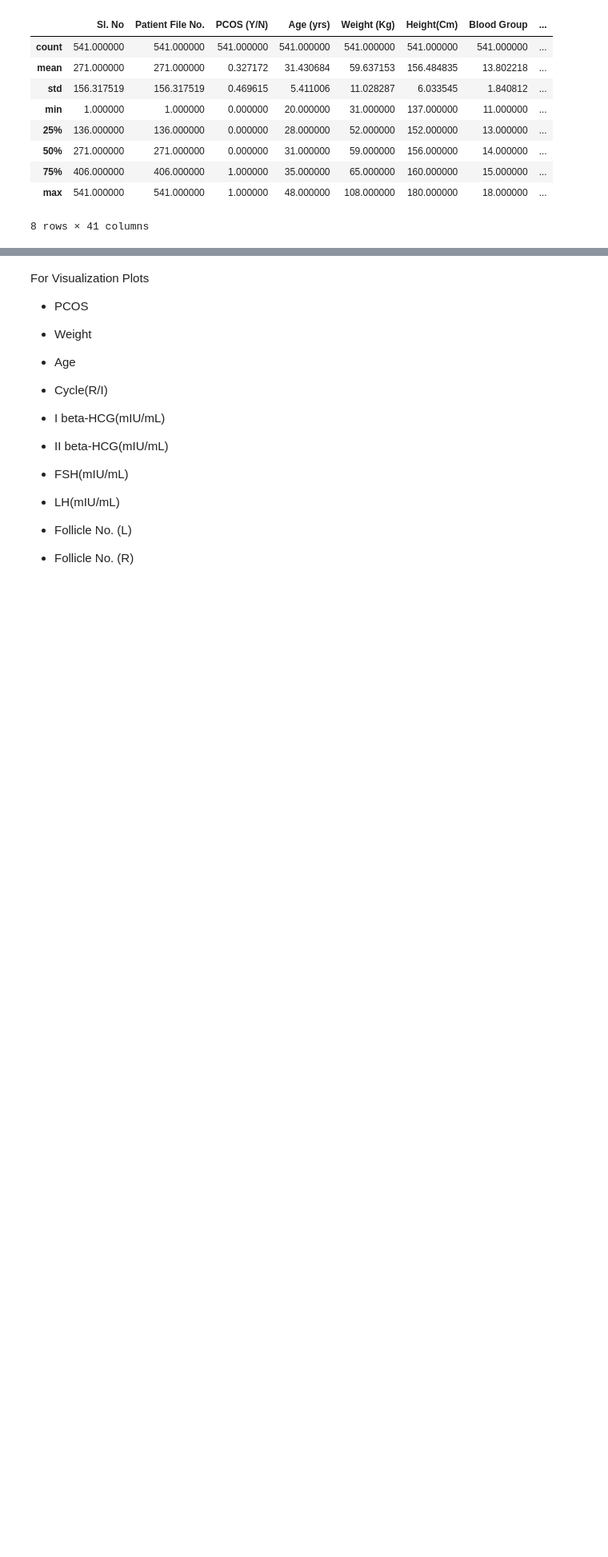
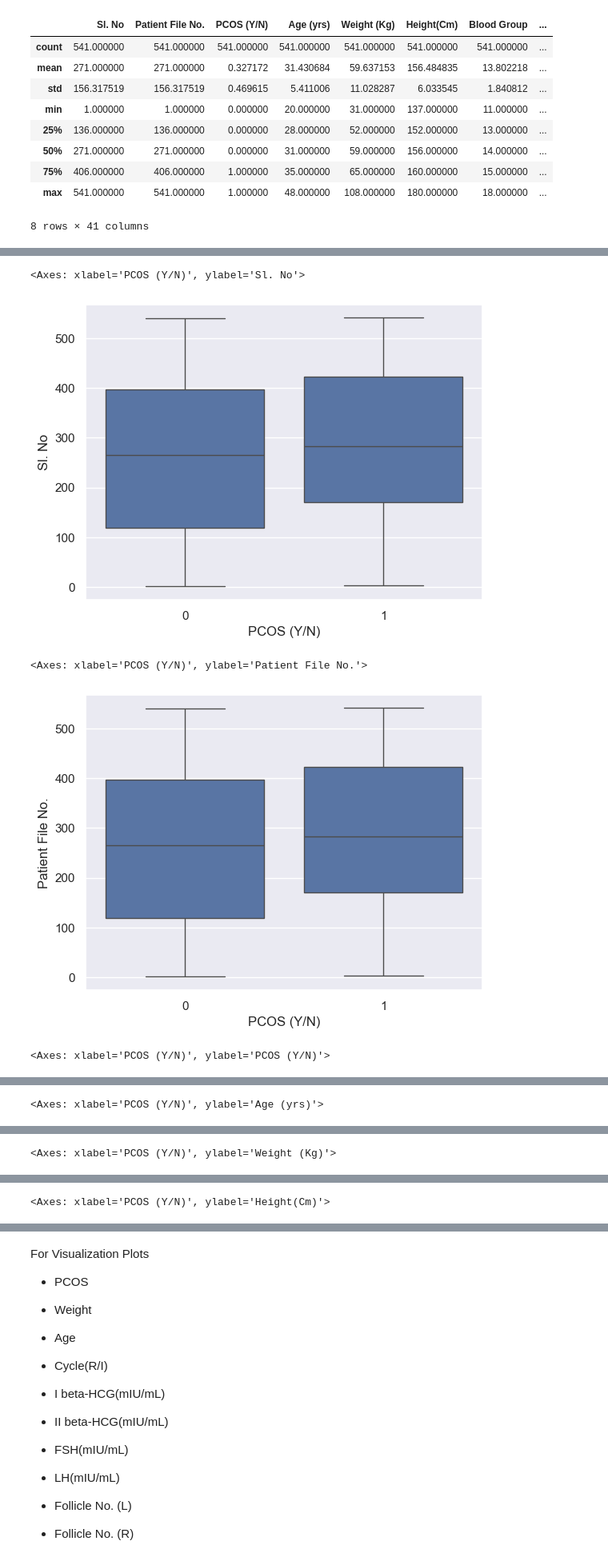
Before and after one commit to gaoyanyan666/midterm-project_PCOS, a Jupyter notebook: Code.ipynb, the cells around one changed output, grey strips where cells are left out. Shown at 80% size. Cells and saved outputs as stored; diff of their text form; code cells hidden in the pictures; blank space fills up the shorter version.

Commit message:
visualization

```diff
--- a/Code.ipynb
+++ b/Code.ipynb
@@ -277,13 +277,7 @@ Endometrium (mm)            0
 dtype: int64
 # %%
 #Filling NA values with the median of that feature for missing values <5
-
-# Convert non-numeric values to NaN
-# Convert non-numeric values to NaN
-data['AMH(ng/mL)'] = pd.to_numeric(data['AMH(ng/mL)'], errors='coerce')
-
-# Fill NA values with the median of that feature for missing values < 5
-data['Marraige Status (Yrs)'].fillna(data['Marraige Status (Yrs)'].median(), inplace=True)
-data['II    beta-HCG(mIU/mL)'].fillna(data['II    beta-HCG(mIU/mL)'].median(), inplace=True)
-data['AMH(ng/mL)'].fillna(data['AMH(ng/mL)'].median(), inplace=True)
-data['Fast food (Y/N)'].fillna(data['Fast food (Y/N)'].median(), inplace=True)
+data['Marraige Status (Yrs)'] = data['Marraige Status (Yrs)'].fillna(data['Marraige Status (Yrs)'].median())
+data['II    beta-HCG(mIU/mL)'] = data['II    beta-HCG(mIU/mL)'].fillna(data['II    beta-HCG(mIU/mL)'].median())
+data['AMH(ng/mL)'] = data['AMH(ng/mL)'].fillna(data['AMH(ng/mL)'].median())
+data['Fast food (Y/N)'] = data['Fast food (Y/N)'].fillna(data['Fast food (Y/N)'].median())
@@ -334,2 +331,11 @@ data.describe()
 # %%
 # Box plots of all the features
+for y in data.columns:
+    sns.boxplot(y=y, x="PCOS (Y/N)", data=data)
+    plt.show()
+# %% [output]
+<Axes: xlabel='PCOS (Y/N)', ylabel='Sl. No'>
+[figure, added]
+<Axes: xlabel='PCOS (Y/N)', ylabel='Patient File No.'>
+[figure, added]
+<Axes: xlabel='PCOS (Y/N)', ylabel='PCOS (Y/N)'>
@@ -335,0 +343 @@ data.describe()
+<Axes: xlabel='PCOS (Y/N)', ylabel='Age (yrs)'>
@@ -335,0 +345 @@ data.describe()
+<Axes: xlabel='PCOS (Y/N)', ylabel='Weight (Kg)'>
@@ -335,0 +347 @@ data.describe()
+<Axes: xlabel='PCOS (Y/N)', ylabel='Height(Cm)'>
```
Also changed, not shown: parts of 6 cells of this notebook.
